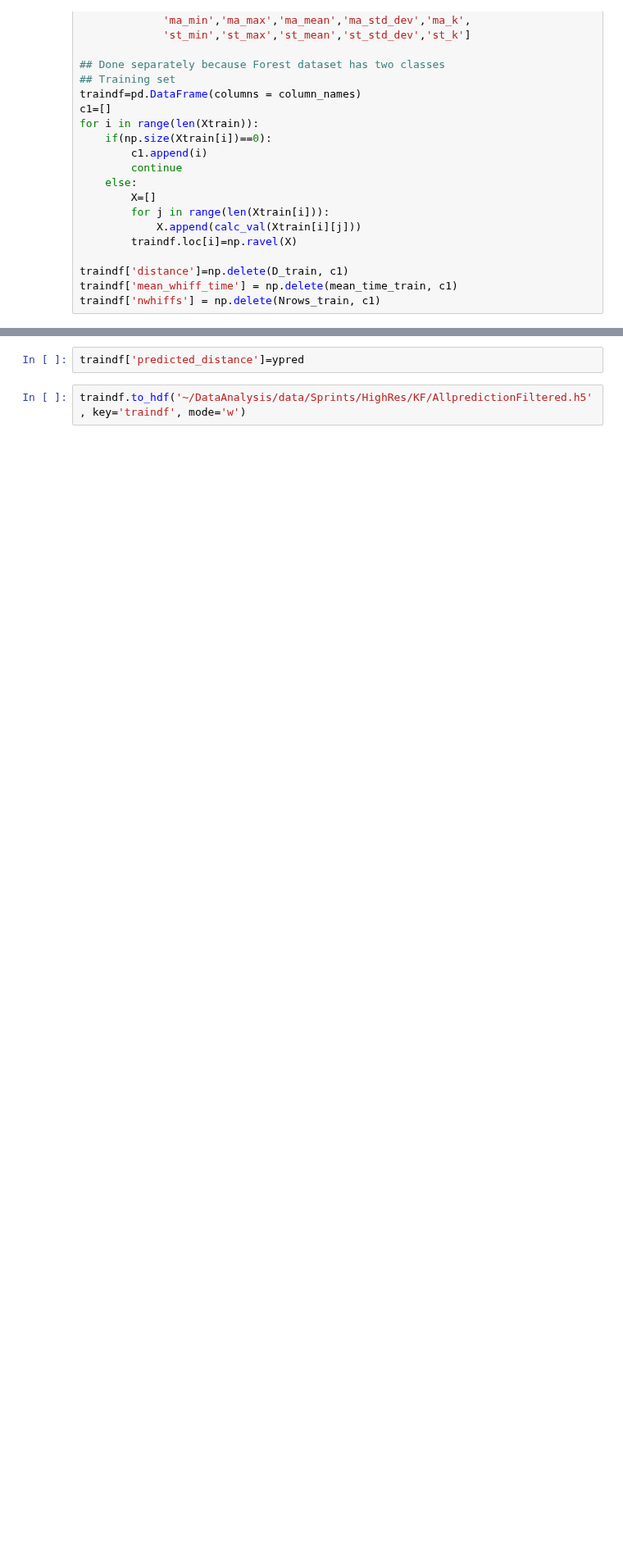
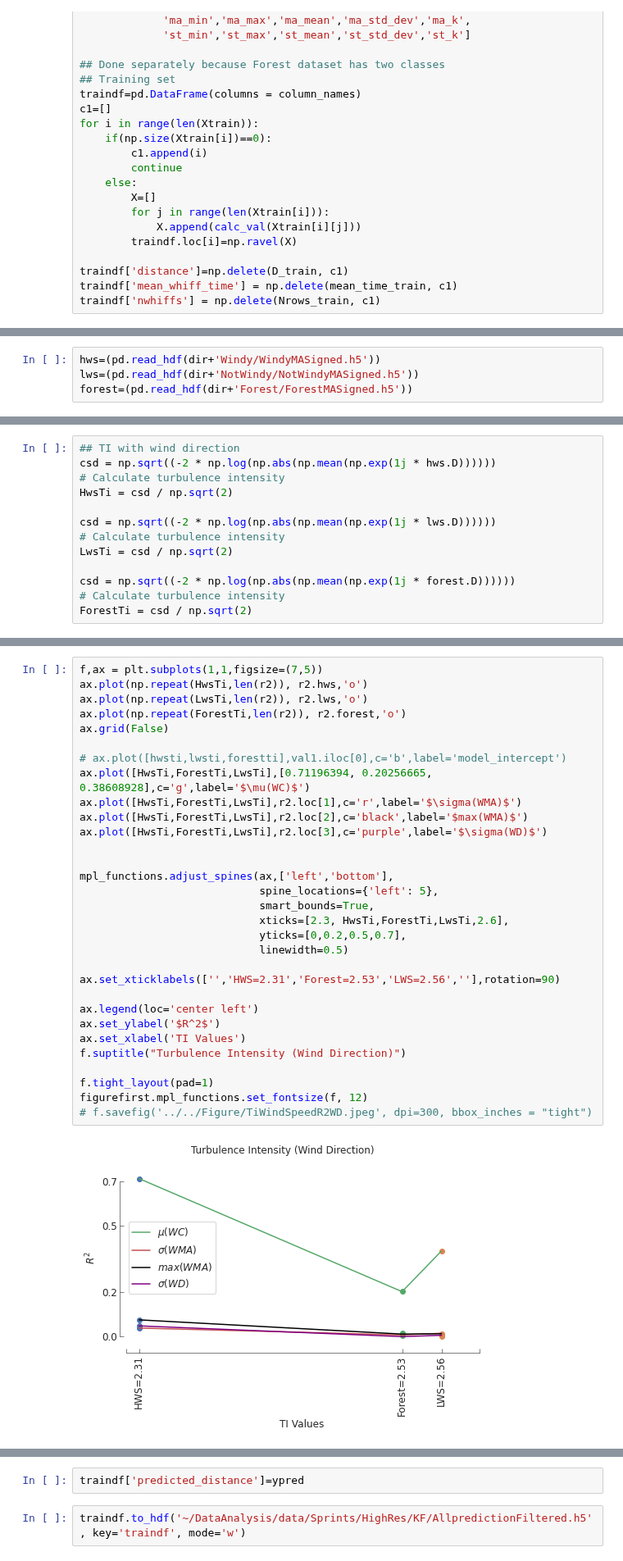
Before and after one commit to arunavanag591/odor_analysis, a Jupyter notebook: data_exploration/dataClassification.ipynb, the cells around one changed output, grey strips where cells are left out. Shown at 82% size. Saved outputs shown, nothing was run; the diff lists cells and outputs as text; blank space fills up the shorter version.

```diff
--- a/data_exploration/dataClassification.ipynb
+++ b/data_exploration/dataClassification.ipynb
@@ -261,0 +257,4 @@ ma_min+ma_max+ma_mean+ma_std_dev+ma_k+ st_min+st_max+st_mean+st_std_dev+st_k+nwh
+# %%
+hws=(pd.read_hdf(dir+'Windy/WindyMASigned.h5'))
+lws=(pd.read_hdf(dir+'NotWindy/NotWindyMASigned.h5'))
+forest=(pd.read_hdf(dir+'Forest/ForestMASigned.h5'))
@@ -261,0 +266,13 @@ ma_min+ma_max+ma_mean+ma_std_dev+ma_k+ st_min+st_max+st_mean+st_std_dev+st_k+nwh
+# %%
+## TI with wind direction
+csd = np.sqrt((-2 * np.log(np.abs(np.mean(np.exp(1j * hws.D))))))
+# Calculate turbulence intensity
+HwsTi = csd / np.sqrt(2)
+
+csd = np.sqrt((-2 * np.log(np.abs(np.mean(np.exp(1j * lws.D))))))
+# Calculate turbulence intensity
+LwsTi = csd / np.sqrt(2)
+
+csd = np.sqrt((-2 * np.log(np.abs(np.mean(np.exp(1j * forest.D))))))
+# Calculate turbulence intensity
+ForestTi = csd / np.sqrt(2)
@@ -261,0 +286,33 @@ ma_min+ma_max+ma_mean+ma_std_dev+ma_k+ st_min+st_max+st_mean+st_std_dev+st_k+nwh
+# %%
+f,ax = plt.subplots(1,1,figsize=(7,5))
+ax.plot(np.repeat(HwsTi,len(r2)), r2.hws,'o')
+ax.plot(np.repeat(LwsTi,len(r2)), r2.lws,'o')
+ax.plot(np.repeat(ForestTi,len(r2)), r2.forest,'o')
+ax.grid(False)
+
+# ax.plot([hwsti,lwsti,forestti],val1.iloc[0],c='b',label='model_intercept')
+ax.plot([HwsTi,ForestTi,LwsTi],[0.71196394, 0.20256665, 0.38608928],c='g',label='$\mu(WC)$')
+ax.plot([HwsTi,ForestTi,LwsTi],r2.loc[1],c='r',label='$\sigma(WMA)$')
+ax.plot([HwsTi,ForestTi,LwsTi],r2.loc[2],c='black',label='$max(WMA)$')
+ax.plot([HwsTi,ForestTi,LwsTi],r2.loc[3],c='purple',label='$\sigma(WD)$')
+
+
+mpl_functions.adjust_spines(ax,['left','bottom'],
+                            spine_locations={'left': 5},
+                            smart_bounds=True,
+                            xticks=[2.3, HwsTi,ForestTi,LwsTi,2.6],
+                            yticks=[0,0.2,0.5,0.7],
+                            linewidth=0.5)
+
+ax.set_xticklabels(['','HWS=2.31','Forest=2.53','LWS=2.56',''],rotation=90)
+
+ax.legend(loc='center left')
+ax.set_ylabel('$R^2$')
+ax.set_xlabel('TI Values')
+f.suptitle("Turbulence Intensity (Wind Direction)")
+
+f.tight_layout(pad=1)
+figurefirst.mpl_functions.set_fontsize(f, 12)
+# f.savefig('../../Figure/TiWindSpeedR2WD.jpeg', dpi=300, bbox_inches = "tight")
+# %% [output]
+[figure, added]
```
Also changed, not shown: parts of 21 cells of this notebook, 14 other files.
